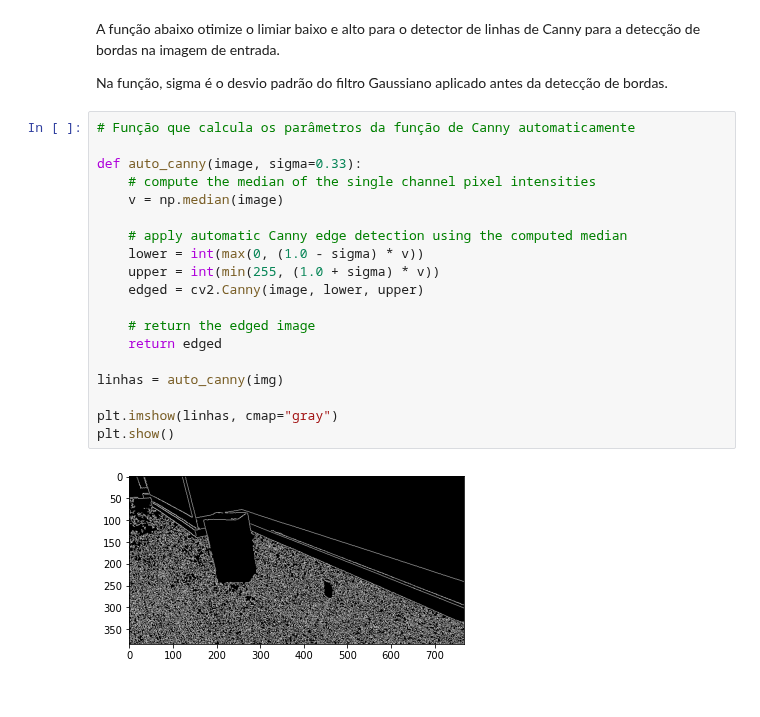
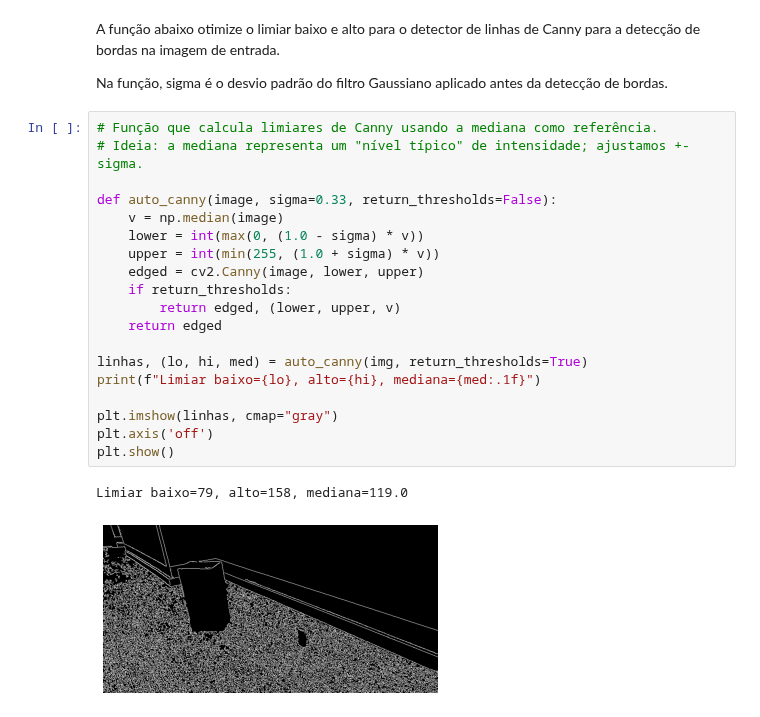
Before and after one commit to Insper/robotica-computacional, a Jupyter notebook: docs/modulos/05-visao-p2/atividades/3-canny-filtros.ipynb, the cells around one changed output. Drawn from its saved outputs; the diff is of its cells as text.

Commit message:
canny done

```diff
--- a/docs/modulos/05-visao-p2/atividades/3-canny-filtros.ipynb
+++ b/docs/modulos/05-visao-p2/atividades/3-canny-filtros.ipynb
@@ -206,23 +248,24 @@ A função abaixo otimize o limiar baixo e alto para o detector de linhas de Can
 
 Na função, sigma é o desvio padrão do filtro Gaussiano aplicado antes da detecção de bordas.
 # %%
-# Função que calcula os parâmetros da função de Canny automaticamente
+# Função que calcula limiares de Canny usando a mediana como referência.
+# Ideia: a mediana representa um "nível típico" de intensidade; ajustamos +-sigma.
 
-def auto_canny(image, sigma=0.33):
-    # compute the median of the single channel pixel intensities
+def auto_canny(image, sigma=0.33, return_thresholds=False):
     v = np.median(image)
-
-    # apply automatic Canny edge detection using the computed median
     lower = int(max(0, (1.0 - sigma) * v))
     upper = int(min(255, (1.0 + sigma) * v))
     edged = cv2.Canny(image, lower, upper)
-
-    # return the edged image
+    if return_thresholds:
+        return edged, (lower, upper, v)
     return edged
 
-linhas = auto_canny(img)
+linhas, (lo, hi, med) = auto_canny(img, return_thresholds=True)
+print(f"Limiar baixo={lo}, alto={hi}, mediana={med:.1f}")
 
 plt.imshow(linhas, cmap="gray")
+plt.axis('off')
 plt.show()
 # %% [output]
+Limiar baixo=79, alto=158, mediana=119.0
-[figure, old version]
+[figure, new version]
```
Also changed, not shown: parts of 6 cells of this notebook.
